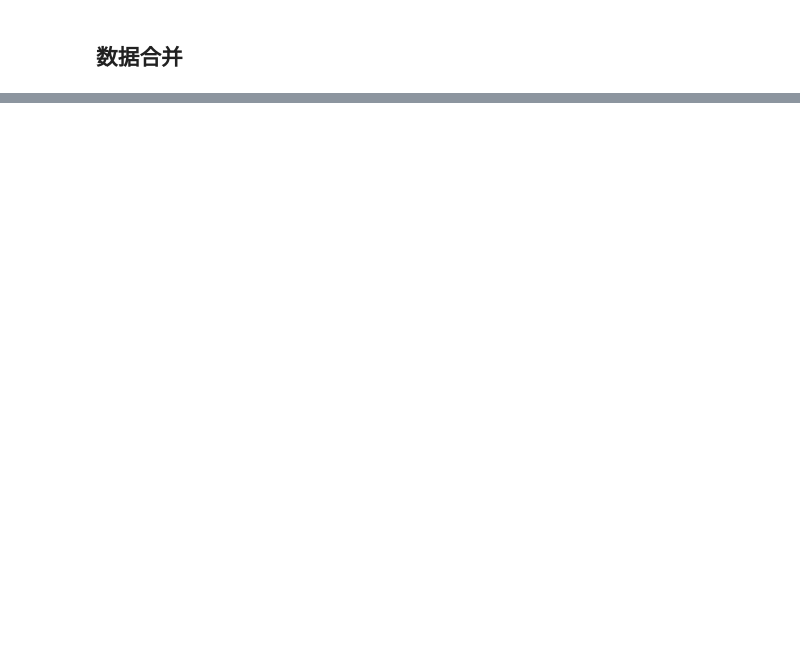
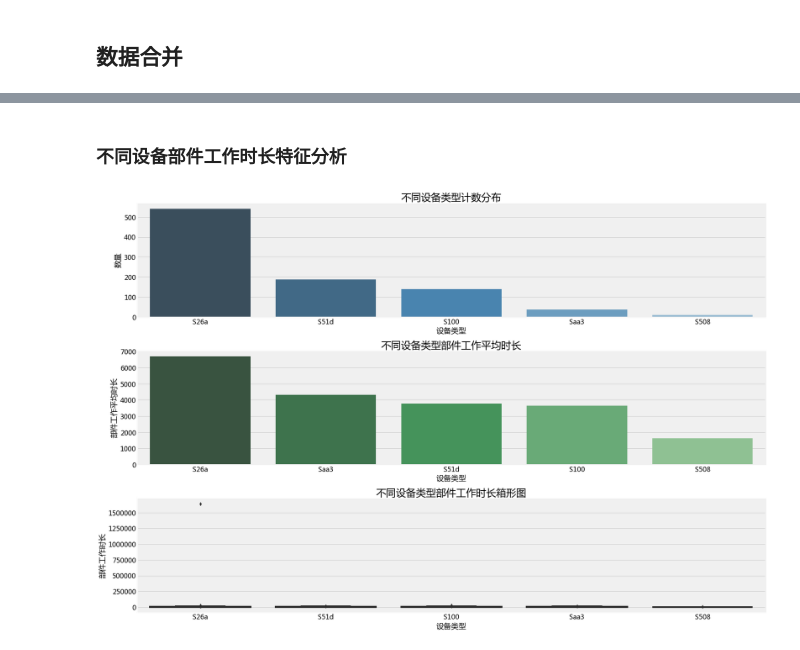
Before and after one commit to ZFlys/iFLYTEK-AI, a Jupyter notebook: Analysis.ipynb, the cells around one changed output, grey strips where cells are left out. Drawn from its saved outputs; the diff is of its cells as text; code cells hidden in the pictures; blank space fills up the shorter version.

```diff
--- a/Analysis.ipynb
+++ b/Analysis.ipynb
@@ -118,0 +190,4 @@ for i in range(df_train_label.shape[0]):
+# %%
+import pickle
+with open('parts_mean_train_test_df.pickle', 'wb') as f:
+    pickle.dump({'X':parts_train_feature_df.values, 'y':df_train_label['life'].values}, f, protocol=pickle.HIGHEST_PROTOCOL)
@@ -118,0 +202,4 @@ for i in range(df_train_label.shape[0]):
+# %%
+parts_train_feature_df = pd.read_csv('df_train_feature.csv', encoding='gb2312', index_col=0)
+# %%
+parts_train_feature_df['life'] = df_train_label['life']
@@ -118,0 +218,32 @@ for i in range(df_train_label.shape[0]):
+# %% [markdown]
+### 不同设备部件工作时长特征分析
+# %%
+df_device_type_count = parts_train_feature_df.groupby('设备类型')['部件工作时长'].count().sort_values(ascending=False).to_frame().reset_index()
+df_device_type_mean = parts_train_feature_df.groupby('设备类型')['部件工作时长'].mean().sort_values(ascending=False).to_frame().reset_index()
+# %%
+f, [ax1, ax2, ax3] = plt.subplots(3, 1, figsize=(24,18))
+sns.barplot(x='设备类型', y='部件工作时长', palette='Blues_d', data=df_device_type_count, ax=ax1)
+ax1.set_title('不同设备类型计数分布', fontsize=24)
+ax1.tick_params(axis='x',labelsize=16)
+ax1.tick_params(axis='y',labelsize=16)
+ax1.set_xlabel('设备类型', fontsize=18)
+ax1.set_ylabel('数量', fontsize=18)
+
+sns.barplot(x='设备类型', y='部件工作时长', palette='Greens_d', data=df_device_type_mean, ax=ax2)
+ax2.set_title('不同设备类型部件工作平均时长', fontsize=24)
+ax2.tick_params(axis='x',labelsize=16)
+ax2.tick_params(axis='y',labelsize=16)
+ax2.set_xlabel('设备类型', fontsize=18)
+ax2.set_ylabel('部件工作平均时长', fontsize=18)
+
+sns.boxplot(x='设备类型', y='部件工作时长', palette='Blues_d', data=parts_train_feature_df, ax=ax3)
+ax3.set_title('不同设备类型部件工作时长箱形图', fontsize=24)
+ax3.tick_params(axis='x',labelsize=16)
+ax3.tick_params(axis='y',labelsize=16)
+ax3.set_xlabel('设备类型', fontsize=18)
+ax3.set_ylabel('部件工作时长', fontsize=18)
+
+plt.subplots_adjust(left=None, bottom=None, right=None, top=None, wspace=None, hspace=0.3)
+plt.show()
+# %% [output]
+[figure, added]
```
Also changed, not shown: parts of 52 cells of this notebook.
